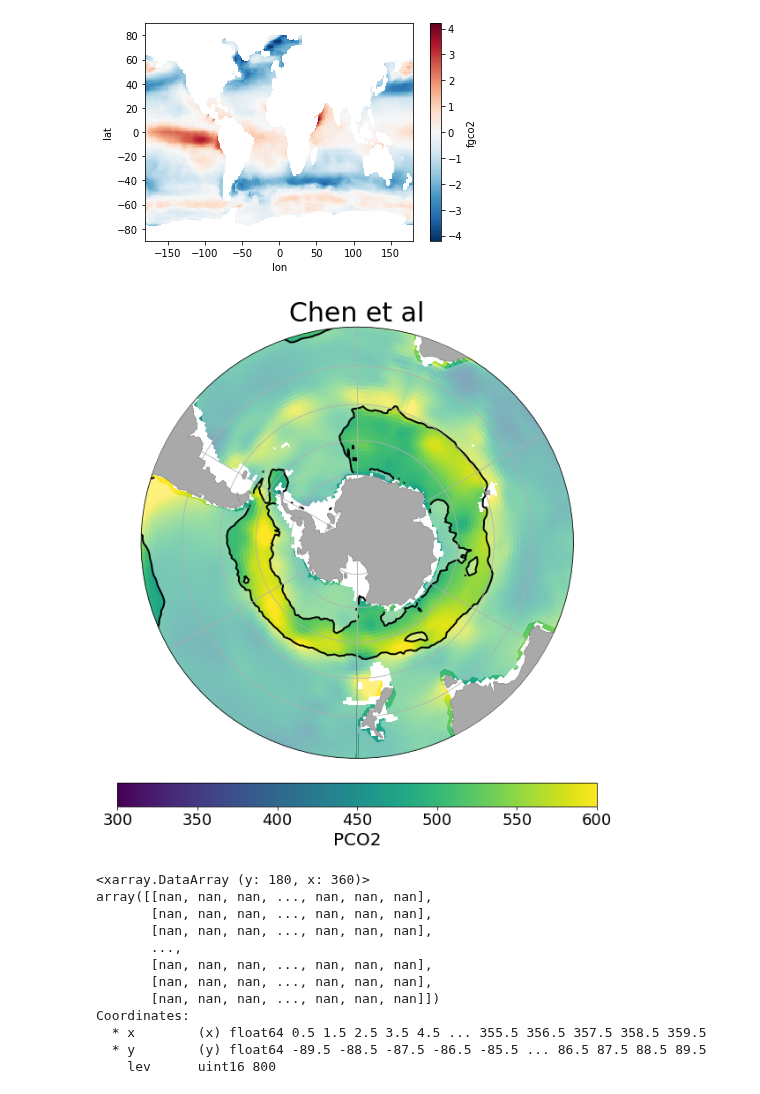
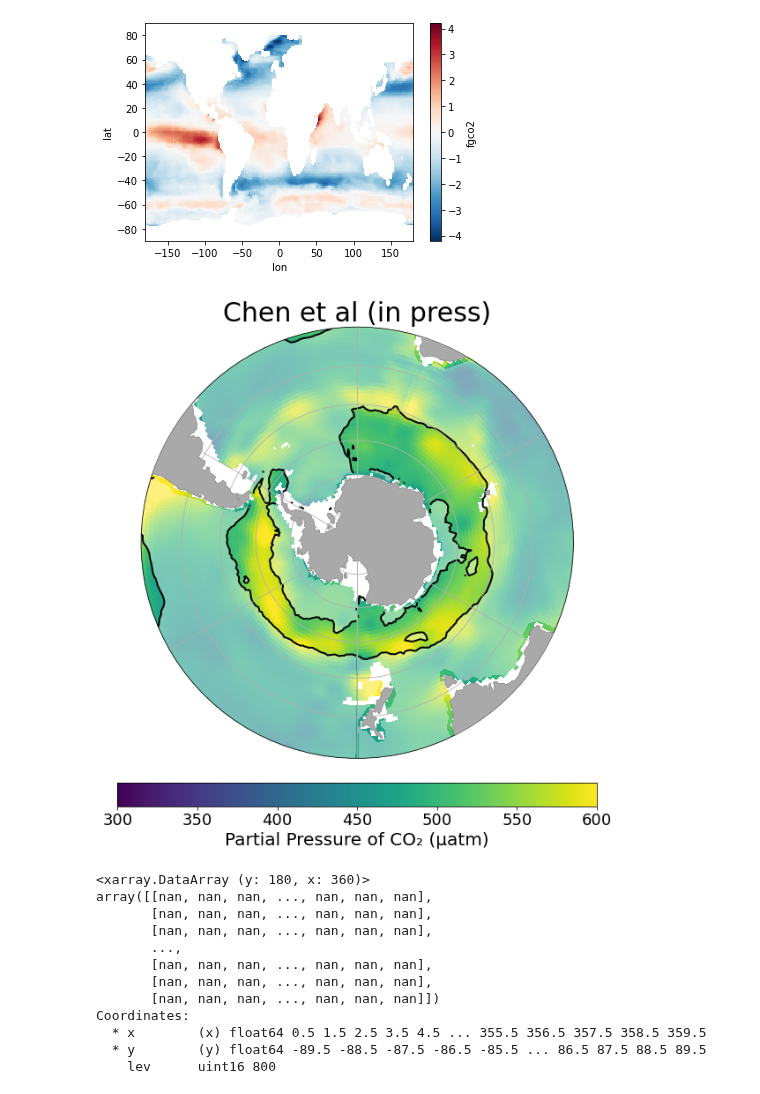
Before and after one commit to gmacgilchrist/seniorthesis, a Jupyter notebook: notebooks/alex_PCo2.ipynb, the cells around one changed output. Drawn from its saved outputs; the diff is of its cells as text; code cells hidden in the pictures.

```diff
--- a/notebooks/alex_PCo2.ipynb
+++ b/notebooks/alex_PCo2.ipynb
@@ -247,36 +247,36 @@ ax.set_extent([-180, 180, -90, -30], crs_source)
 theta = np.linspace(0, 2*np.pi, 100)
 center, radius = [0.5, 0.5], 0.5
 verts = np.vstack([np.sin(theta), np.cos(theta)]).T
 circle = mpath.Path(verts * radius + center)
 ax.set_boundary(circle, transform=ax.transAxes)
 
 ax.gridlines()
 ax.coastlines()
 
-title= 'Chen et al'
+title= 'Chen et al (in press)'
 ax.set_title(title,fontsize=30,pad = 1)
 
 # X = obs_fgco2.lon  # this is just the longitude from the Bushinsky observations because it's a 1 row array
 # Y = obs_fgco2.lat  # the coordinates from chen were many rows and hard to deal with
 X = PCO2.x
 Y = PCO2.y
 
 Z = np.swapaxes(PCO2.sel(lev = 800),0,1)
 # Z = PCO2.sel(lev = 800).transpose('y','x')
 # Z = PCO2.sel(lev = 800)
 
 
 
 
 im = ax.pcolormesh(X, Y, Z,cmap='viridis', transform = crs_source, shading = 'auto', vmin = 300, vmax = 600)
 im3 = ax.contour(obs_fgco2.lon,obs_fgco2.lat,obs_fgco2, transform = crs_source, levels=[0],colors='k', linewidths = 2)
 im2 = ax.contourf(obs_fgco2.lon,obs_fgco2.lat,obs_fgco2, transform = crs_source, levels=[-20,0],colors='w', linewidths = 3, alpha = 0.4)
-cbar_label = 'PCO2'
+cbar_label = 'Partial Pressure of CO\u2082 (\u03BCatm)'
 cbar = plt.colorbar(im,ax = ax, orientation='horizontal',fraction = 0.05, pad=0.05)
 cbar.set_label(cbar_label, fontsize = 20)
 cbar.ax.tick_params(labelsize=18)
 # %% [output]
-[figure, old version]
+[figure, new version]
 # %%
 PCO2.sel(lev = 800).transpose('y','x')
 # %% [output]
```
